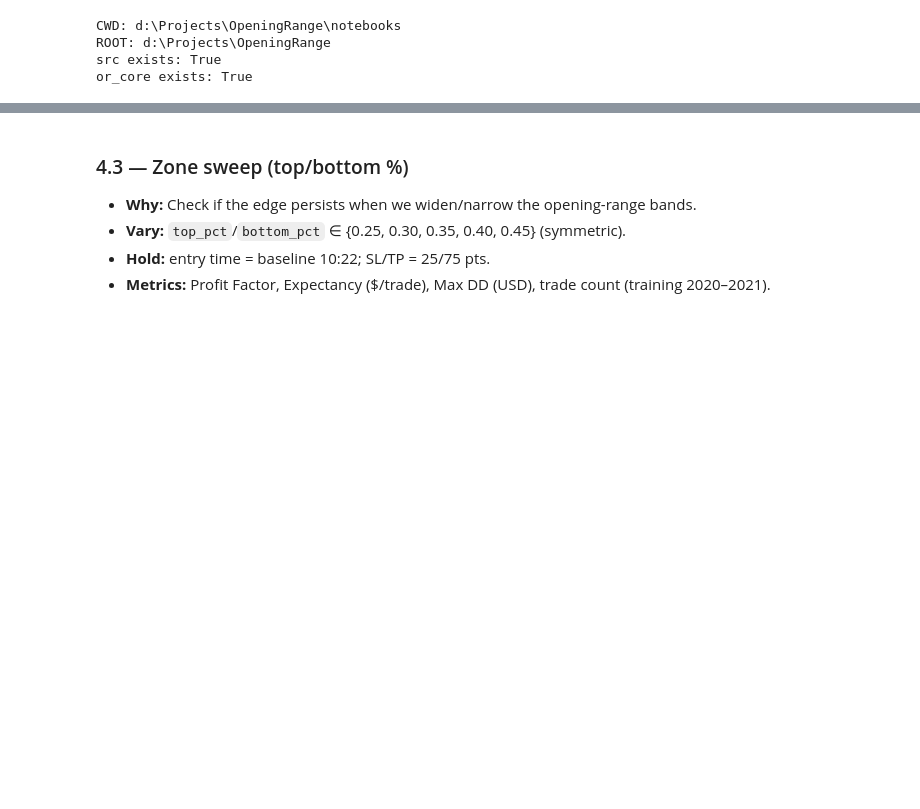
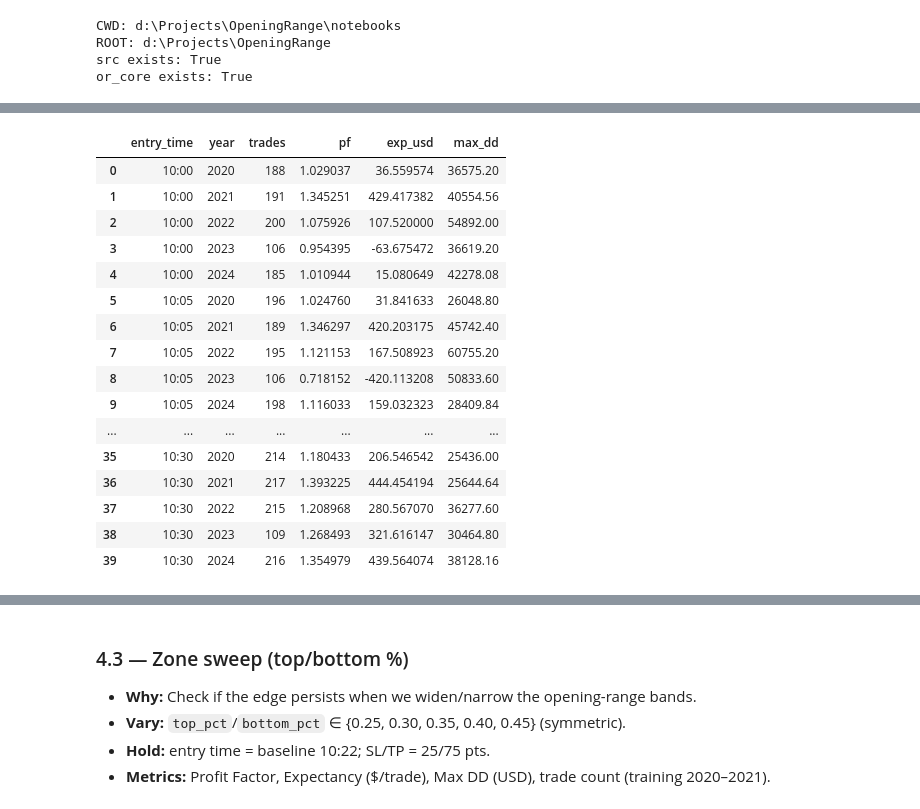
Before and after one commit to Mbaka11/OpeningRangeTradingStrategy, a Jupyter notebook: notebooks/04_parameter_robustness.ipynb, the cells around one changed output, grey strips where cells are left out. Saved outputs shown, nothing was run; the diff lists cells and outputs as text; code cells hidden in the pictures; blank space fills up the shorter version.

```diff
--- a/notebooks/04_parameter_robustness.ipynb
+++ b/notebooks/04_parameter_robustness.ipynb
@@ -304,0 +325,36 @@ plt.tight_layout(); plt.show()
+# %%
+# 4.2B — Year-by-year stability (2020–2024)
+import pandas as pd
+
+if "daily_by_entry" not in globals():
+    raise RuntimeError("Run 4.2 to build daily_by_entry before checking yearly stability.")
+
+yearly_rows = []
+for et, df_daily in daily_by_entry.items():
+    df_year = df_daily.copy()
+    df_year["year"] = pd.to_datetime(df_year["date"]).dt.year
+    for year, grp in df_year.groupby("year"):
+        m = compute_metrics(grp)
+        m.update({"entry_time": et, "year": int(year)})
+        yearly_rows.append(m)
+
+sweep_et_yearly = pd.DataFrame(yearly_rows).sort_values(["entry_time","year"]).reset_index(drop=True)
+display(sweep_et_yearly[["entry_time","year","trades","pf","exp_usd","max_dd"]])
+# %% [output]
+|  | entry_time | year | trades | pf | exp_usd | max_dd |
+| 0 | 10:00 | 2020 | 188 | 1.029037 | 36.559574 | 36575.20 |
+| 1 | 10:00 | 2021 | 191 | 1.345251 | 429.417382 | 40554.56 |
+| 2 | 10:00 | 2022 | 200 | 1.075926 | 107.520000 | 54892.00 |
+| 3 | 10:00 | 2023 | 106 | 0.954395 | -63.675472 | 36619.20 |
+| 4 | 10:00 | 2024 | 185 | 1.010944 | 15.080649 | 42278.08 |
+| 5 | 10:05 | 2020 | 196 | 1.024760 | 31.841633 | 26048.80 |
+| 6 | 10:05 | 2021 | 189 | 1.346297 | 420.203175 | 45742.40 |
+| 7 | 10:05 | 2022 | 195 | 1.121153 | 167.508923 | 60755.20 |
+| 8 | 10:05 | 2023 | 106 | 0.718152 | -420.113208 | 50833.60 |
+| 9 | 10:05 | 2024 | 198 | 1.116033 | 159.032323 | 28409.84 |
+| ... | ... | ... | ... | ... | ... | ... |
+| 35 | 10:30 | 2020 | 214 | 1.180433 | 206.546542 | 25436.00 |
+| 36 | 10:30 | 2021 | 217 | 1.393225 | 444.454194 | 25644.64 |
+| 37 | 10:30 | 2022 | 215 | 1.208968 | 280.567070 | 36277.60 |
+| 38 | 10:30 | 2023 | 109 | 1.268493 | 321.616147 | 30464.80 |
+| 39 | 10:30 | 2024 | 216 | 1.354979 | 439.564074 | 38128.16 |
```
Also changed, not shown: parts of 14 cells of this notebook.
